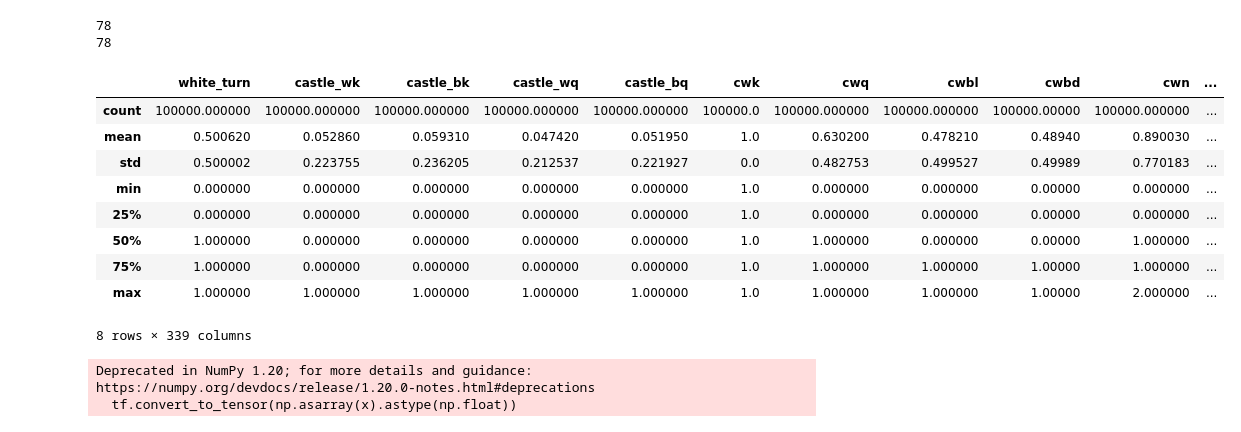
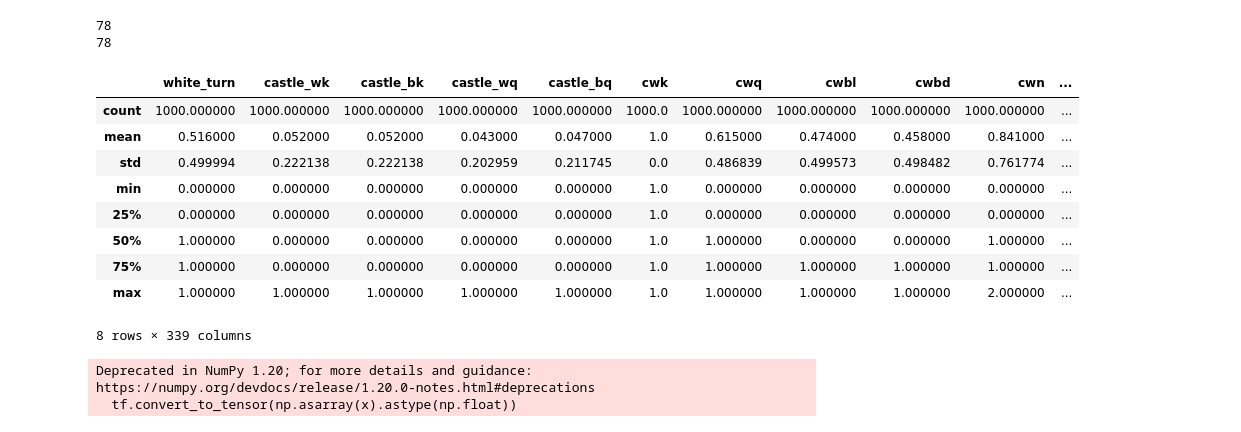
Before and after one commit to Spandan2003/soc23-DeepCarlsen, a Jupyter notebook: start2.ipynb, the cells around one changed output. Drawn from its saved outputs; the diff is of its cells as text; code cells hidden in the pictures.

```diff
--- a/start2.ipynb
+++ b/start2.ipynb
@@ -19,9 +19,9 @@ dataset_raw = TotalPos[TotalPos.apply(cond, axis = 1)]
 # %%
 dataset1 = dataset_raw.sample(100000)
 # %%
-dataset = dataset1#.sample(1000)
+dataset = dataset1.sample(1000)
 dataset.reset_index(inplace=True)
-dataset = dataset.drop(["index","level_0"], axis=1)
+dataset = dataset.drop(["index"], axis=1)
 dataset
 # %% [output]
 |  | FEN | Evaluation |
@@ -204,18 +204,18 @@ def rmse(y_true, y_pred):
 feat1, feat2, feat3, y_raw = feature_extract(dataset)
 # %%
 x = pd.concat([feat1, feat2, feat3], axis=1)
-y = y_raw.apply(lambda l: int(l) if '#' not in l else +999 if '+' in l else -999)
+y = y_raw.apply(lambda l: int(l) if '#' not in l else +9999999 if '+' in l else -9999999)
 x.describe()
 # %% [output]
 |  | white_turn | castle_wk | castle_bk | castle_wq | castle_bq | cwk | cwq | cwbl | cwbd | cwn | ... |
-| count | 100000.000000 | 100000.000000 | 100000.000000 | 100000.000000 | 100000.000000 | 100000.0 | 100000.000000 | 100000.000000 | 100000.00000 | 100000.000000 | ... |
-| mean | 0.500620 | 0.052860 | 0.059310 | 0.047420 | 0.051950 | 1.0 | 0.630200 | 0.478210 | 0.48940 | 0.890030 | ... |
-| std | 0.500002 | 0.223755 | 0.236205 | 0.212537 | 0.221927 | 0.0 | 0.482753 | 0.499527 | 0.49989 | 0.770183 | ... |
-| min | 0.000000 | 0.000000 | 0.000000 | 0.000000 | 0.000000 | 1.0 | 0.000000 | 0.000000 | 0.00000 | 0.000000 | ... |
-| 25% | 0.000000 | 0.000000 | 0.000000 | 0.000000 | 0.000000 | 1.0 | 0.000000 | 0.000000 | 0.00000 | 0.000000 | ... |
-| 50% | 1.000000 | 0.000000 | 0.000000 | 0.000000 | 0.000000 | 1.0 | 1.000000 | 0.000000 | 0.00000 | 1.000000 | ... |
-| 75% | 1.000000 | 0.000000 | 0.000000 | 0.000000 | 0.000000 | 1.0 | 1.000000 | 1.000000 | 1.00000 | 1.000000 | ... |
-| max | 1.000000 | 1.000000 | 1.000000 | 1.000000 | 1.000000 | 1.0 | 1.000000 | 1.000000 | 1.00000 | 2.000000 | ... |
+| count | 1000.000000 | 1000.000000 | 1000.000000 | 1000.000000 | 1000.000000 | 1000.0 | 1000.000000 | 1000.000000 | 1000.000000 | 1000.000000 | ... |
+| mean | 0.516000 | 0.052000 | 0.052000 | 0.043000 | 0.047000 | 1.0 | 0.615000 | 0.474000 | 0.458000 | 0.841000 | ... |
+| std | 0.499994 | 0.222138 | 0.222138 | 0.202959 | 0.211745 | 0.0 | 0.486839 | 0.499573 | 0.498482 | 0.761774 | ... |
+| min | 0.000000 | 0.000000 | 0.000000 | 0.000000 | 0.000000 | 1.0 | 0.000000 | 0.000000 | 0.000000 | 0.000000 | ... |
+| 25% | 0.000000 | 0.000000 | 0.000000 | 0.000000 | 0.000000 | 1.0 | 0.000000 | 0.000000 | 0.000000 | 0.000000 | ... |
+| 50% | 1.000000 | 0.000000 | 0.000000 | 0.000000 | 0.000000 | 1.0 | 1.000000 | 0.000000 | 0.000000 | 1.000000 | ... |
+| 75% | 1.000000 | 0.000000 | 0.000000 | 0.000000 | 0.000000 | 1.0 | 1.000000 | 1.000000 | 1.000000 | 1.000000 | ... |
+| max | 1.000000 | 1.000000 | 1.000000 | 1.000000 | 1.000000 | 1.0 | 1.000000 | 1.000000 | 1.000000 | 2.000000 | ... |
 8 rows × 339 columns
 # %%
 tf.convert_to_tensor(np.asarray(x).astype(np.float_))
```
Also changed, not shown: parts of 5 cells of this notebook, 2 other files.
